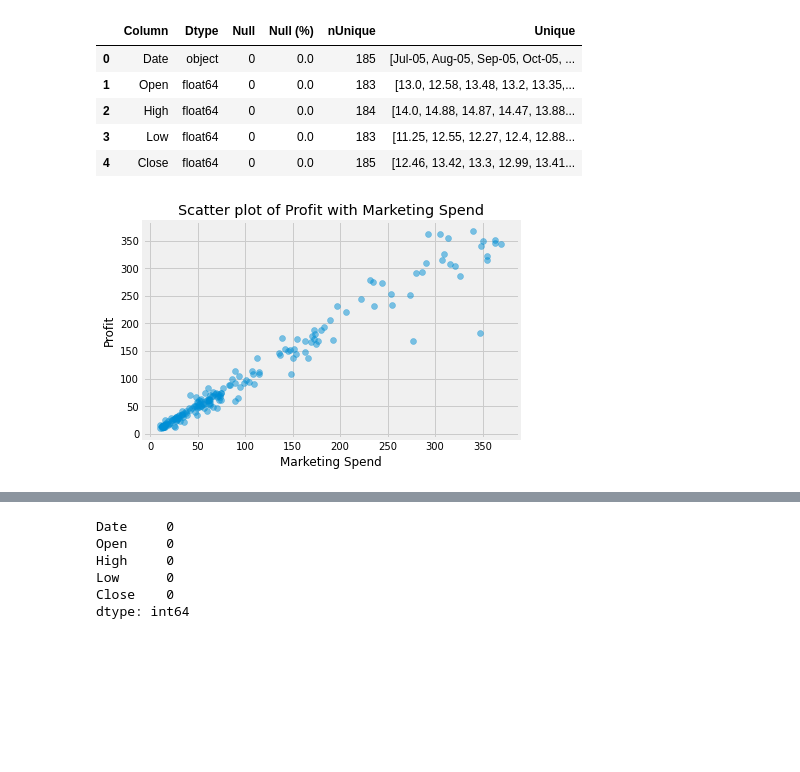
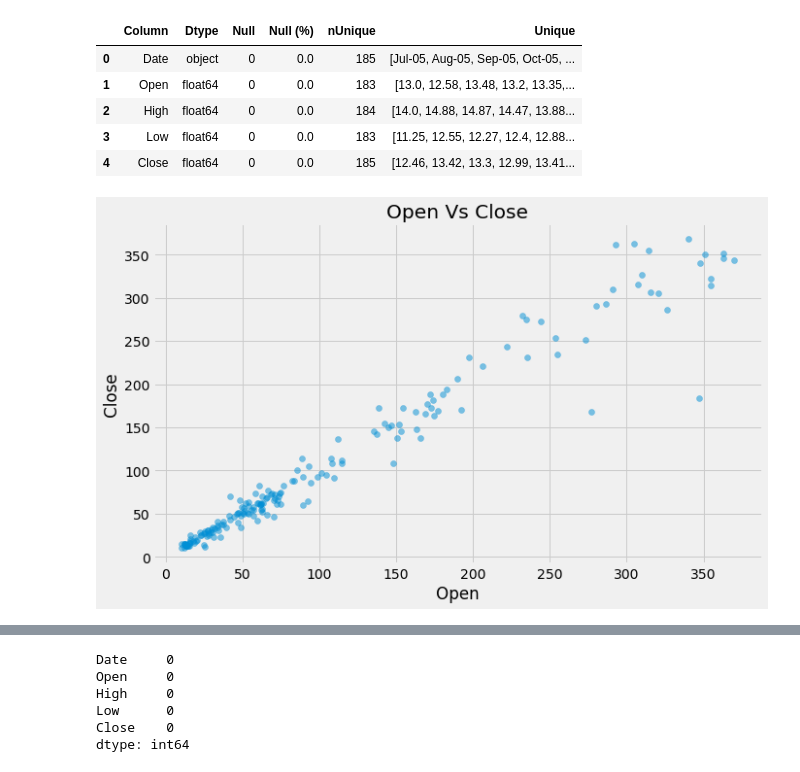
Before and after one commit to niteshavagabond/Yes-Bank-Stock-Closing-Price-Prediction, a Jupyter notebook: Yes_Bank_Stock_Closing_Price_Prediction_Nitesh_Verma.ipynb, the cells around one changed output, grey strips where cells are left out. Cells and saved outputs as stored; diff of their text form; code cells hidden in the pictures; blank space fills up the shorter version.

```diff
--- a/Yes_Bank_Stock_Closing_Price_Prediction_Nitesh_Verma.ipynb
+++ b/Yes_Bank_Stock_Closing_Price_Prediction_Nitesh_Verma.ipynb
@@ -147,11 +136,11 @@ df_columns
 # %%
-  plt.scatter(df['Open'], df['Close'], alpha=0.5)
-  plt.title('Scatter plot of Profit with Marketing Spend')
-  plt.xlabel('Marketing Spend')
-  plt.ylabel('Profit')
+plt.scatter(df['Open'], df['Close'], alpha=0.5)
+plt.title('Open Vs Close')
+plt.xlabel('Open')
+plt.ylabel('Close')
 plt.show()
 # %% [output]
-[figure, old version]
+[figure, new version]
 # %%
 # looking for outliers of every fearture of dataset with the help of boxplot
 import warnings
```
Also changed, not shown: parts of 42 cells of this notebook.
